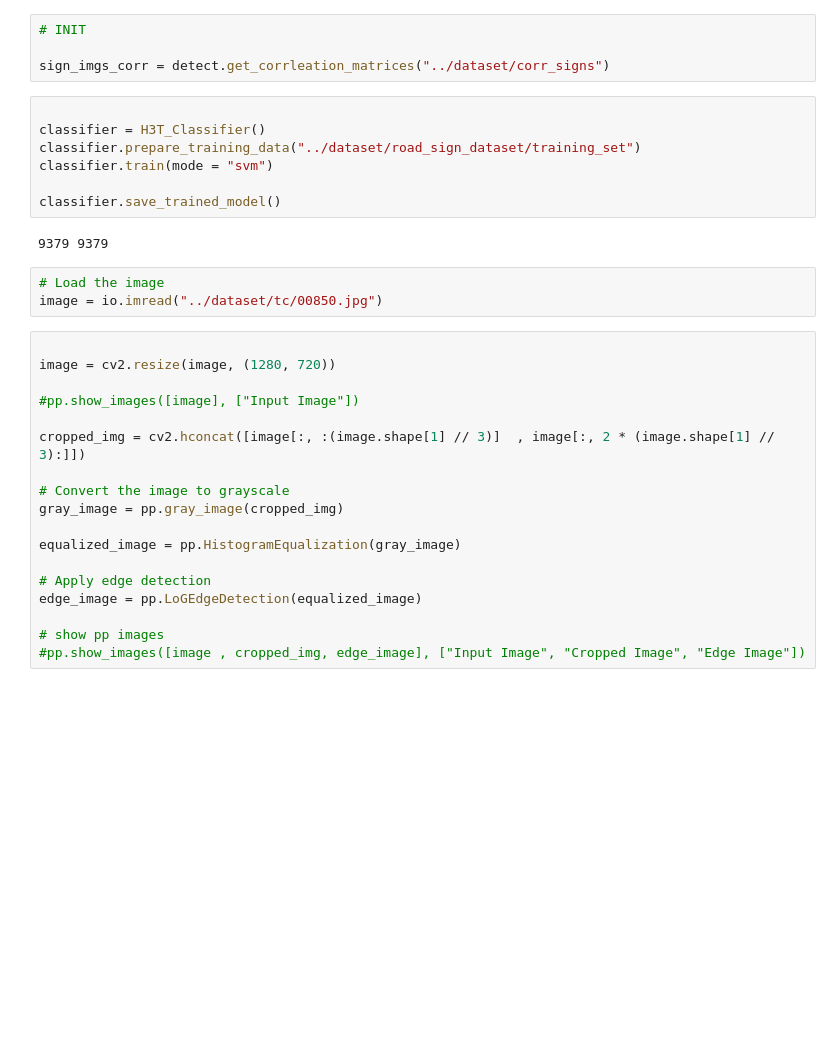
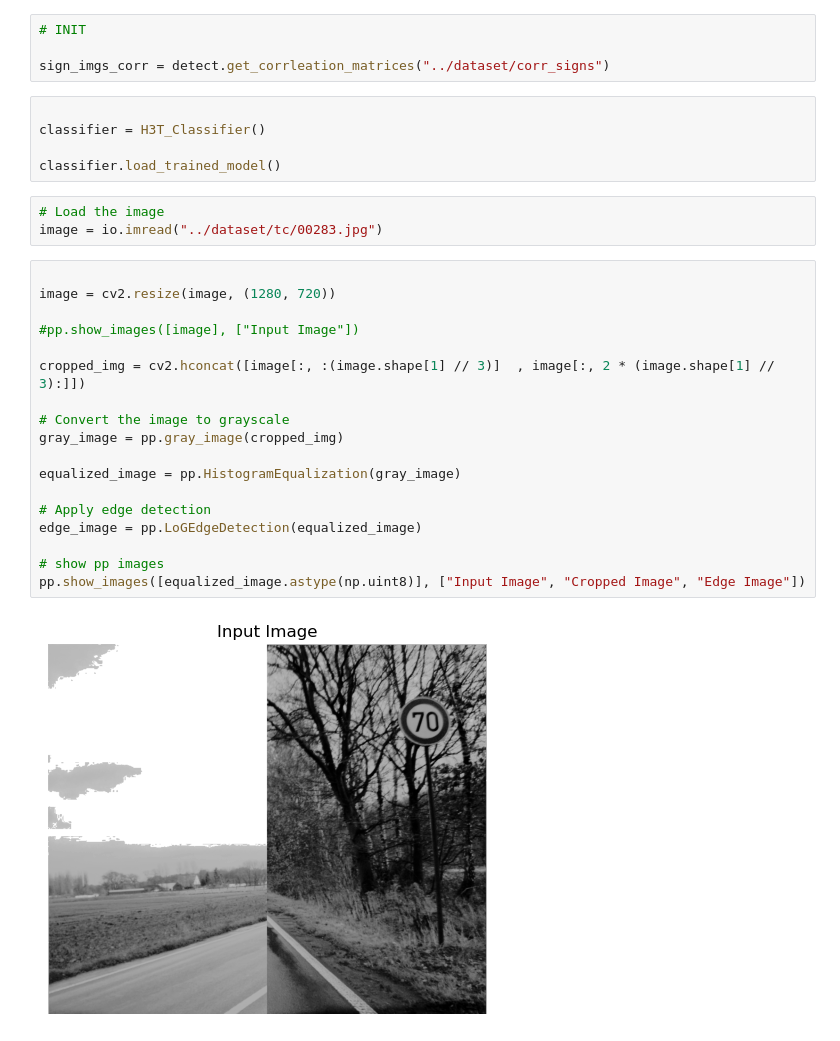
Before and after one commit to ahmedsaad562000/Hdy_3sahn_T3dy, a Jupyter notebook: full_pipeline/main.ipynb, the cells around one changed output. Saved outputs shown, nothing was run; the diff lists cells and outputs as text; blank space fills up the shorter version.

```diff
--- a/full_pipeline/main.ipynb
+++ b/full_pipeline/main.ipynb
@@ -9,36 +15,34 @@ from classifier import H3T_Classifier
 # INIT
 
 sign_imgs_corr = detect.get_corrleation_matrices("../dataset/corr_signs")
-# %%
-
-classifier = H3T_Classifier()
-classifier.prepare_training_data("../dataset/road_sign_dataset/training_set")
-classifier.train(mode = "svm")
-
-classifier.save_trained_model()
-# %% [output]
-9379 9379
+# %%
+
+classifier = H3T_Classifier()
+
+classifier.load_trained_model()
 # %%
 # Load the image
-image = io.imread("../dataset/tc/00850.jpg")
+image = io.imread("../dataset/tc/00283.jpg")
 # %%
 
 image = cv2.resize(image, (1280, 720))
 
 #pp.show_images([image], ["Input Image"])
 
 cropped_img = cv2.hconcat([image[:, :(image.shape[1] // 3)]  , image[:, 2 * (image.shape[1] // 3):]])
 
 # Convert the image to grayscale
 gray_image = pp.gray_image(cropped_img)
 
 equalized_image = pp.HistogramEqualization(gray_image)
 
 # Apply edge detection
 edge_image = pp.LoGEdgeDetection(equalized_image)
 
 # show pp images
-#pp.show_images([image , cropped_img, edge_image], ["Input Image", "Cropped Image", "Edge Image"])
+pp.show_images([equalized_image.astype(np.uint8)], ["Input Image", "Cropped Image", "Edge Image"])
+# %% [output]
+[figure, added]
 # %%
 
 # Extract ROIs
```
Also changed, not shown: parts of 3 cells of this notebook, 3 other files.
